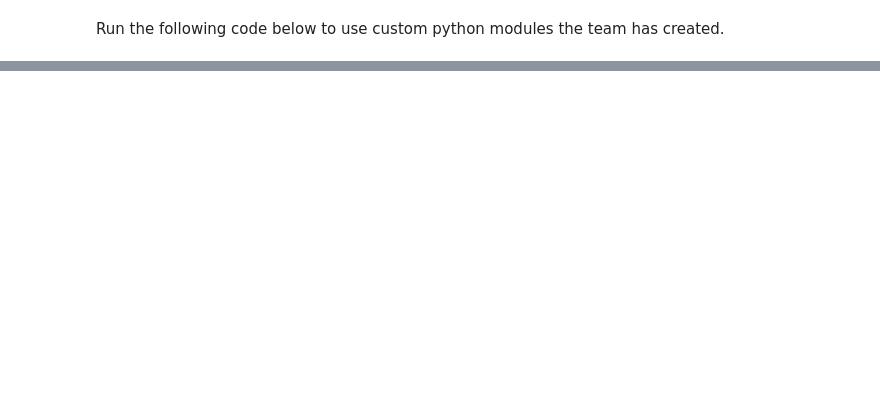
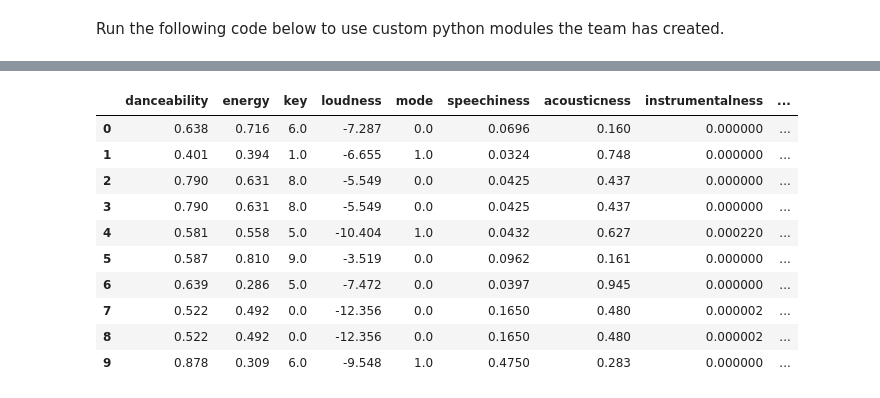
Before and after one commit to mattbolanos/spotify-market-popularity, a Jupyter notebook: src/proto/Unsupervised_Models.ipynb, the cells around one changed output, grey strips where cells are left out. Saved outputs shown, nothing was run; the diff lists cells and outputs as text; code cells hidden in the pictures; blank space fills up the shorter version.

```diff
--- a/src/proto/Unsupervised_Models.ipynb
+++ b/src/proto/Unsupervised_Models.ipynb
@@ -54,0 +377,7 @@ display(playlist_df.head())
+# %%
+X = df_join.select_dtypes(exclude=["object", "bool"])
+
+# drop columns that may be too big a factor for cluster
+data_drop_cols = ["market_label", "playlist_rank", "track_popularity"]
+X.drop(data_drop_cols, axis=1, inplace=True)
+X.info()
@@ -54,0 +402,4 @@ display(playlist_df.head())
+# %%
+from sklearn.preprocessing import StandardScaler
+
+X_scaled = StandardScaler().fit_transform(X_train)
@@ -54,0 +485,18 @@ display(playlist_df.head())
+# %%
+cols1 = X.columns.tolist()
+cols2 = ["market_id", "playlist_rank", "cluster"]
+analysis_df = df_join[cols1 + cols2]
+
+analysis_df.head(10)
+# %% [output]
+|  | danceability | energy | key | loudness | mode | speechiness | acousticness | instrumentalness | ... |
+| 0 | 0.638 | 0.716 | 6.0 | -7.287 | 0.0 | 0.0696 | 0.160 | 0.000000 | ... |
+| 1 | 0.401 | 0.394 | 1.0 | -6.655 | 1.0 | 0.0324 | 0.748 | 0.000000 | ... |
+| 2 | 0.790 | 0.631 | 8.0 | -5.549 | 0.0 | 0.0425 | 0.437 | 0.000000 | ... |
+| 3 | 0.790 | 0.631 | 8.0 | -5.549 | 0.0 | 0.0425 | 0.437 | 0.000000 | ... |
+| 4 | 0.581 | 0.558 | 5.0 | -10.404 | 1.0 | 0.0432 | 0.627 | 0.000220 | ... |
+| 5 | 0.587 | 0.810 | 9.0 | -3.519 | 0.0 | 0.0962 | 0.161 | 0.000000 | ... |
+| 6 | 0.639 | 0.286 | 5.0 | -7.472 | 0.0 | 0.0397 | 0.945 | 0.000000 | ... |
+| 7 | 0.522 | 0.492 | 0.0 | -12.356 | 0.0 | 0.1650 | 0.480 | 0.000002 | ... |
+| 8 | 0.522 | 0.492 | 0.0 | -12.356 | 0.0 | 0.1650 | 0.480 | 0.000002 | ... |
+| 9 | 0.878 | 0.309 | 6.0 | -9.548 | 1.0 | 0.4750 | 0.283 | 0.000000 | ... |
```
Also changed, not shown: parts of 51 cells of this notebook.
